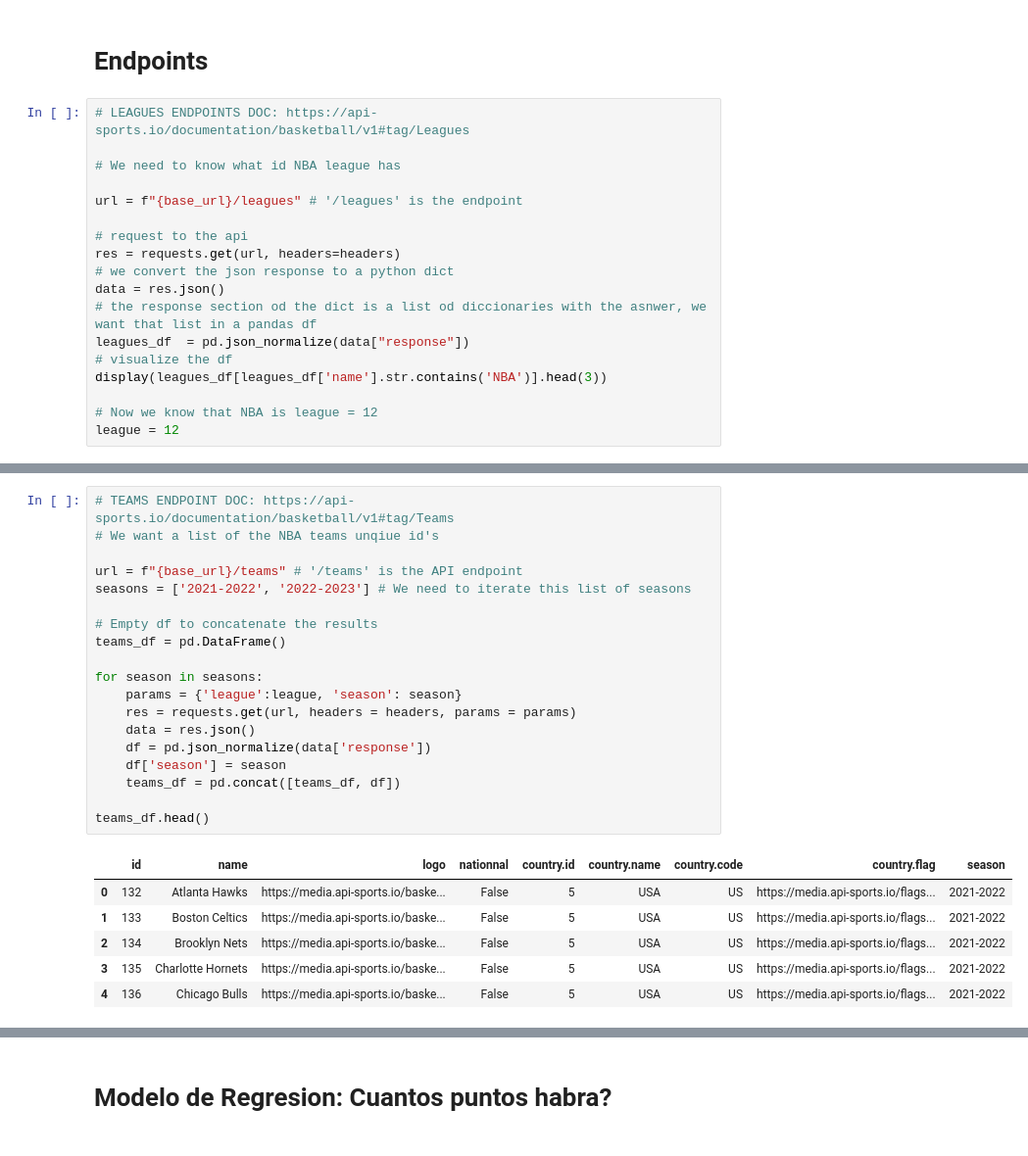
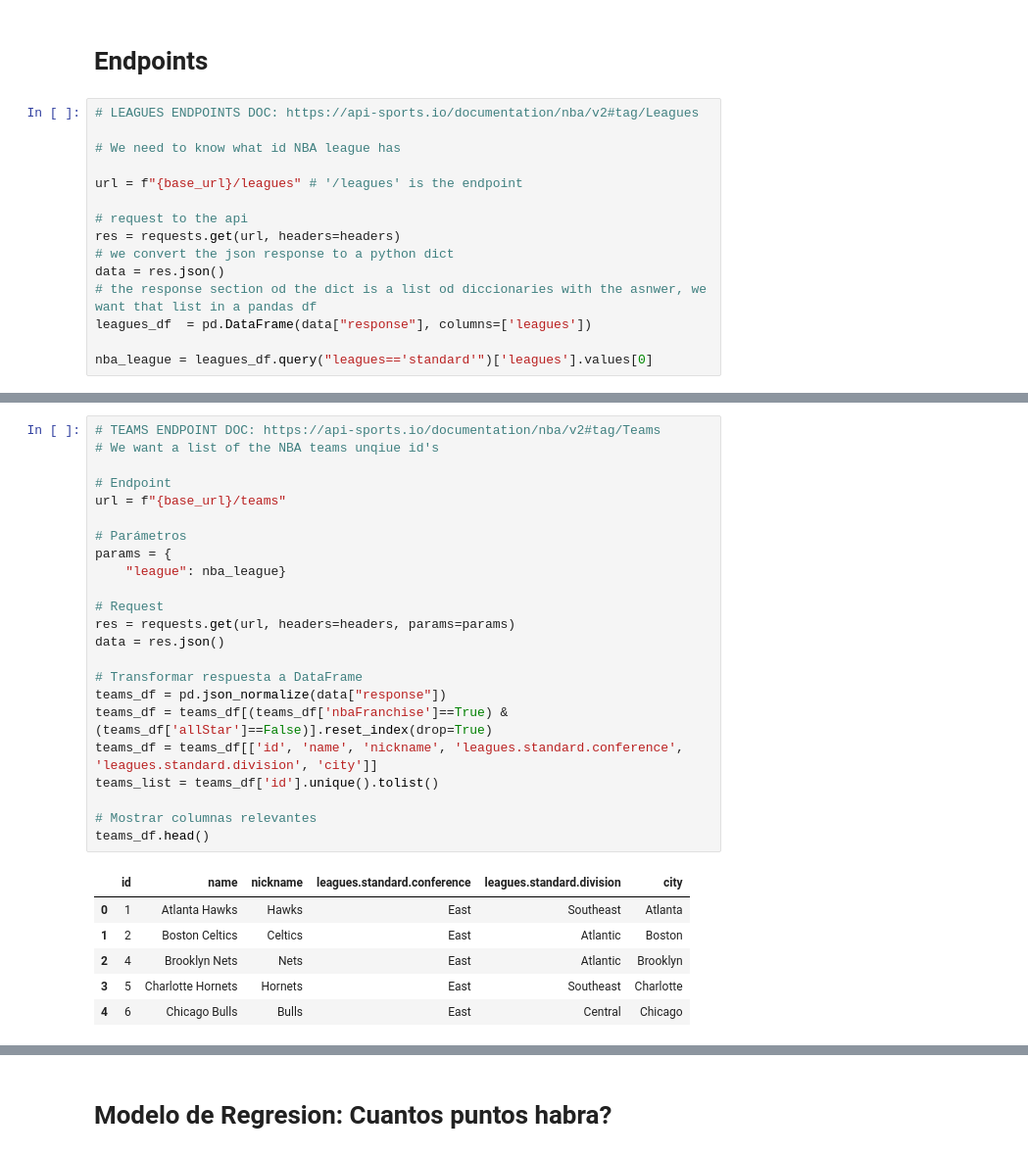
Before and after one commit to daniel067178/NBAStats, a Jupyter notebook: notebooks/get_data.ipynb, the cells around one changed output, grey strips where cells are left out. Shown at 98% size. Cells and saved outputs as stored; diff of their text form.

```diff
--- a/notebooks/get_data.ipynb
+++ b/notebooks/get_data.ipynb
@@ -59,7 +84,7 @@ headers = {
 # %% [markdown]
 # Endpoints
 # %%
-# LEAGUES ENDPOINTS DOC: https://api-sports.io/documentation/basketball/v1#tag/Leagues
+# LEAGUES ENDPOINTS DOC: https://api-sports.io/documentation/nba/v2#tag/Leagues
 
 # We need to know what id NBA league has
 
@@ -70,9 +95,6 @@ res = requests.get(url, headers=headers)
 # we convert the json response to a python dict
 data = res.json()
 # the response section od the dict is a list od diccionaries with the asnwer, we want that list in a pandas df
-leagues_df  = pd.json_normalize(data["response"])
-# visualize the df
-display(leagues_df[leagues_df['name'].str.contains('NBA')].head(3))
+leagues_df  = pd.DataFrame(data["response"], columns=['leagues'])
 
-# Now we know that NBA is league = 12
-league = 12
+nba_league = leagues_df.query("leagues=='standard'")['leagues'].values[0]
@@ -84,26 +114,30 @@ league = 12
 # %%
-# TEAMS ENDPOINT DOC: https://api-sports.io/documentation/basketball/v1#tag/Teams
+# TEAMS ENDPOINT DOC: https://api-sports.io/documentation/nba/v2#tag/Teams
 # We want a list of the NBA teams unqiue id's
 
-url = f"{base_url}/teams" # '/teams' is the API endpoint
-seasons = ['2021-2022', '2022-2023'] # We need to iterate this list of seasons
+# Endpoint
+url = f"{base_url}/teams"
 
-# Empty df to concatenate the results
-teams_df = pd.DataFrame()
+# Parámetros
+params = {
+    "league": nba_league}
 
-for season in seasons:
-    params = {'league':league, 'season': season}
-    res = requests.get(url, headers = headers, params = params)
-    data = res.json()
-    df = pd.json_normalize(data['response'])
-    df['season'] = season
-    teams_df = pd.concat([teams_df, df])
+# Request
+res = requests.get(url, headers=headers, params=params)
+data = res.json()
 
+# Transformar respuesta a DataFrame
+teams_df = pd.json_normalize(data["response"])
+teams_df = teams_df[(teams_df['nbaFranchise']==True) & (teams_df['allStar']==False)].reset_index(drop=True)
+teams_df = teams_df[['id', 'name', 'nickname', 'leagues.standard.conference', 'leagues.standard.division', 'city']]
+teams_list = teams_df['id'].unique().tolist()
+
+# Mostrar columnas relevantes
 teams_df.head()
 # %% [output]
-|  | id | name | logo | nationnal | country.id | country.name | country.code | country.flag | season |
-| 0 | 132 | Atlanta Hawks | https://media.api-sports.io/baske... | False | 5 | USA | US | https://media.api-sports.io/flags... | 2021-2022 |
-| 1 | 133 | Boston Celtics | https://media.api-sports.io/baske... | False | 5 | USA | US | https://media.api-sports.io/flags... | 2021-2022 |
-| 2 | 134 | Brooklyn Nets | https://media.api-sports.io/baske... | False | 5 | USA | US | https://media.api-sports.io/flags... | 2021-2022 |
-| 3 | 135 | Charlotte Hornets | https://media.api-sports.io/baske... | False | 5 | USA | US | https://media.api-sports.io/flags... | 2021-2022 |
-| 4 | 136 | Chicago Bulls | https://media.api-sports.io/baske... | False | 5 | USA | US | https://media.api-sports.io/flags... | 2021-2022 |
+|  | id | name | nickname | leagues.standard.conference | leagues.standard.division | city |
+| 0 | 1 | Atlanta Hawks | Hawks | East | Southeast | Atlanta |
+| 1 | 2 | Boston Celtics | Celtics | East | Atlantic | Boston |
+| 2 | 4 | Brooklyn Nets | Nets | East | Atlantic | Brooklyn |
+| 3 | 5 | Charlotte Hornets | Hornets | East | Southeast | Charlotte |
+| 4 | 6 | Chicago Bulls | Bulls | East | Central | Chicago |
```
Also changed, not shown: parts of 12 cells of this notebook, 1 other file.
